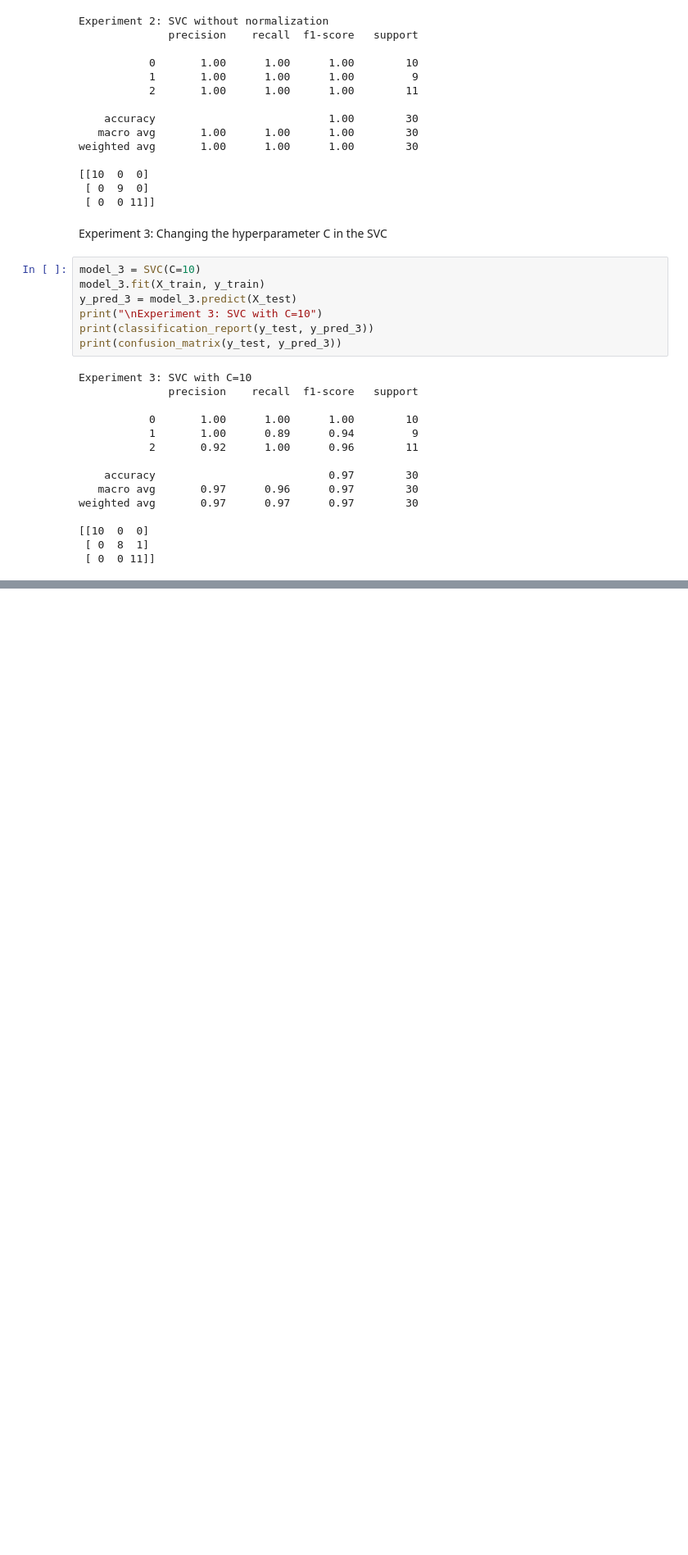
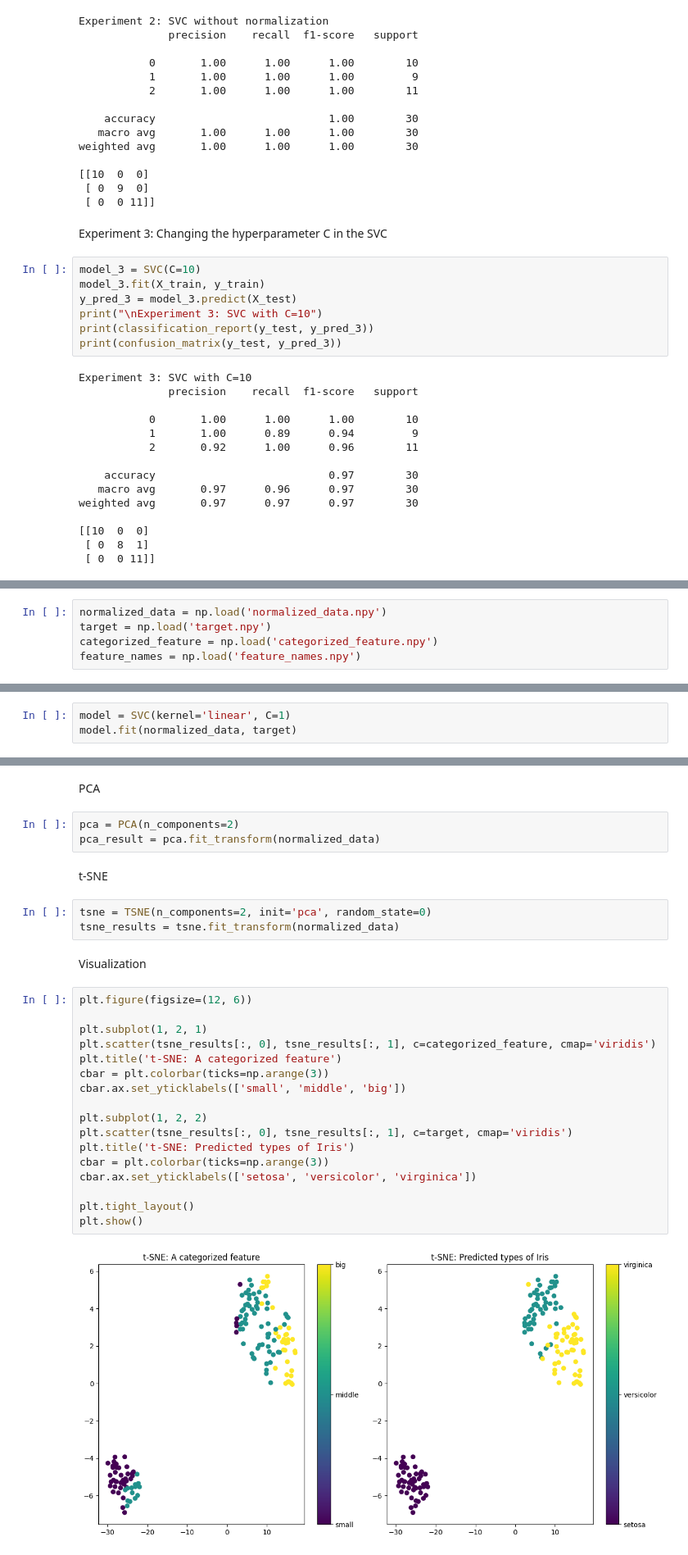
Before and after one commit to Kirill-ML19/spbu-python-course, a Jupyter notebook: project/numpy/numpy.ipynb, the cells around one changed output, grey strips where cells are left out. Shown: that part at 82% size. Cells and saved outputs as stored; diff of their text form; blank space fills up the shorter version.

```diff
--- a/project/numpy/numpy.ipynb
+++ b/project/numpy/numpy.ipynb
@@ -157,0 +172,5 @@ weighted avg       0.97      0.97      0.97        30
+# %%
+normalized_data = np.load('normalized_data.npy')
+target = np.load('target.npy')
+categorized_feature = np.load('categorized_feature.npy')
+feature_names = np.load('feature_names.npy')
@@ -157,0 +179,3 @@ weighted avg       0.97      0.97      0.97        30
+# %%
+model = SVC(kernel='linear', C=1)
+model.fit(normalized_data, target)
@@ -157,0 +186,31 @@ weighted avg       0.97      0.97      0.97        30
+# %% [markdown]
+PCA
+# %%
+pca = PCA(n_components=2)
+pca_result = pca.fit_transform(normalized_data)
+# %% [markdown]
+t-SNE
+# %%
+tsne = TSNE(n_components=2, init='pca', random_state=0)
+tsne_results = tsne.fit_transform(normalized_data)
+# %% [markdown]
+Visualization
+# %%
+plt.figure(figsize=(12, 6))
+
+plt.subplot(1, 2, 1)
+plt.scatter(tsne_results[:, 0], tsne_results[:, 1], c=categorized_feature, cmap='viridis')
+plt.title('t-SNE: A categorized feature')
+cbar = plt.colorbar(ticks=np.arange(3))
+cbar.ax.set_yticklabels(['small', 'middle', 'big'])
+
+plt.subplot(1, 2, 2)
+plt.scatter(tsne_results[:, 0], tsne_results[:, 1], c=target, cmap='viridis')
+plt.title('t-SNE: Predicted types of Iris')
+cbar = plt.colorbar(ticks=np.arange(3))
+cbar.ax.set_yticklabels(['setosa', 'versicolor', 'virginica'])
+
+plt.tight_layout()
+plt.show()
+# %% [output]
+[figure, added]
```
Also changed, not shown: parts of 6 cells of this notebook.
